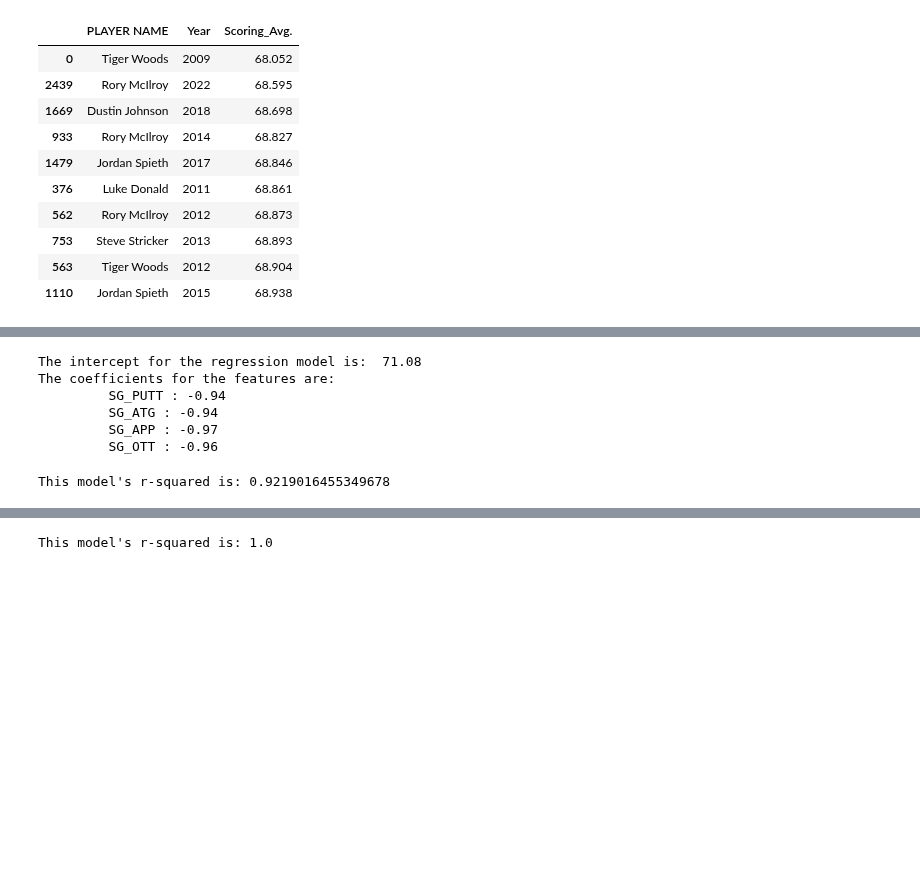
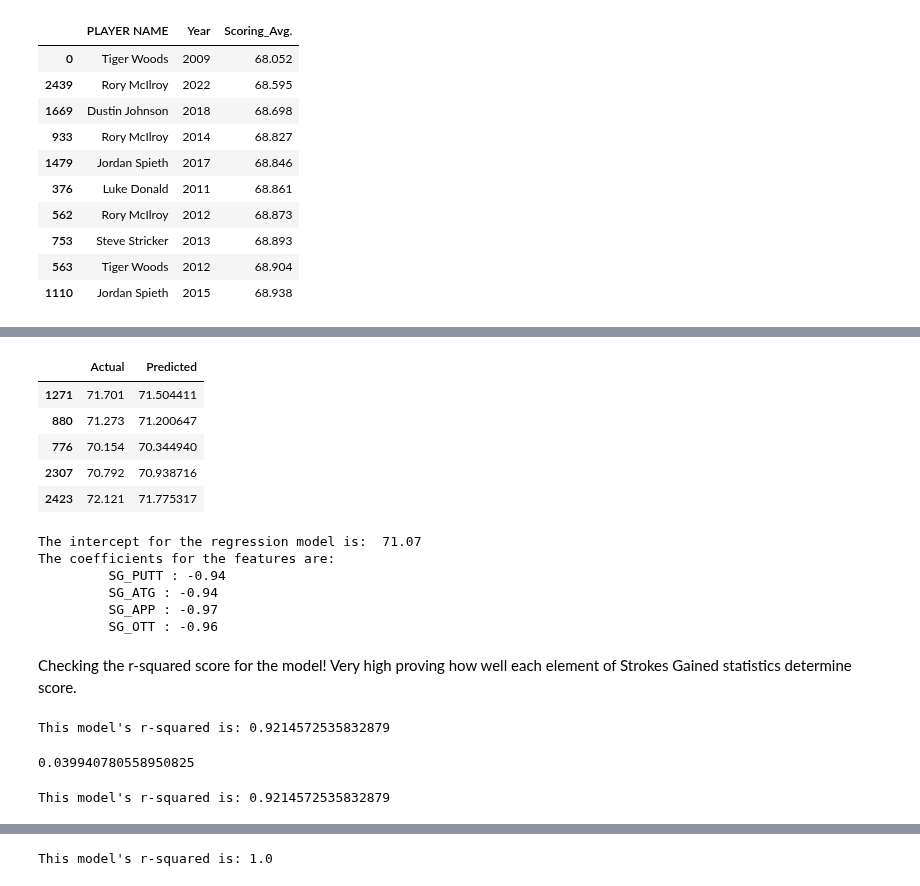
Before and after one commit to johndaniels2/PGA-TOUR-Project, a Jupyter notebook: Project Notebook.ipynb, the cells around one changed output, grey strips where cells are left out. Drawn from its saved outputs; the diff is of its cells as text; code cells hidden in the pictures; blank space fills up the shorter version.

```diff
--- a/Project Notebook.ipynb
+++ b/Project Notebook.ipynb
@@ -132,0 +174,6 @@ df.sort_values(by='Scoring_Avg.', ascending=True)[['PLAYER NAME', 'Year', 'Scori
+# %%
+# Train-test split!
+X_train, X_test, y_train, y_test = train_test_split(scoring_features,
+                                                    scoring_outcome,
+                                                    test_size=0.2,
+                                                    random_state=0)
@@ -133,30 +204,47 @@ df.sort_values(by='Scoring_Avg.', ascending=True)[['PLAYER NAME', 'Year', 'Scori
+# %%
+# Fitting the training data into a linear regression model
+scoring_regression = LinearRegression().fit(X_train, y_train)
+
+# Creating y_pred
+y_pred = scoring_regression.predict(X_test)
+
+# Comparing actual Scoring_Avg. to predicted Scoring_Avg.
+scoring_regression_test = pd.DataFrame({'Actual': y_test, 'Predicted': y_pred})
+scoring_regression_test.head()
+# %% [output]
+|  | Actual | Predicted |
+| 1271 | 71.701 | 71.504411 |
+| 880 | 71.273 | 71.200647 |
+| 776 | 70.154 | 70.344940 |
+| 2307 | 70.792 | 70.938716 |
+| 2423 | 72.121 | 71.775317 |
 # %%
-# features are the predictors or independent variables
-scoring_features = df[['SG_PUTT', 'SG_ATG', 'SG_APP', 'SG_OTT']]
-
-# the outcome is the result or the dependent variables
-scoring_outcome = df['Scoring_Avg.']
-
-# fit (build) the model using the features and the outcome
-scoringregression = LinearRegression().fit(scoring_features, scoring_outcome)
-
-# the intercept is where the linear model will cross the y-axis (the expected
-# value of y when x is zero)
-print('The intercept for the regression model is: ', scoringregression.intercept_.round(2))
+# The intercept is where the linear model will cross the y-axis (the expected value of y when x is zero)
+print('The intercept for the regression model is: ', scoring_regression.intercept_.round(2))
 
 print('The coefficients for the features are:')
-for x, y in zip(scoring_features.columns, scoringregression.coef_):
+for x, y in zip(X_train.columns, scoring_regression.coef_):
   print('\t', x, ':', y.round(2))
 # %% [output]
-The intercept for the regression model is:  71.08
+The intercept for the regression model is:  71.07
 The coefficients for the features are:
          SG_PUTT : -0.94
          SG_ATG : -0.94
          SG_APP : -0.97
          SG_OTT : -0.96
+# %% [markdown]
+Checking the r-squared score for the model! Very high proving how well each element of Strokes Gained statistics determine score.
+# %%
+# R-squared for the first model
+print("This model's r-squared is:", scoring_regression.score(X_train, y_train))
+# %% [output]
+This model's r-squared is: 0.9214572535832879
+# %%
+mean_squared_error(y_test,y_pred)
+# %% [output]
+0.039940780558950825
 # %%
-# R-squared is one measurment of the amount of variance in the outcome that is
-# accounted for by the model
-print("This model's r-squared is:", scoringregression.score(scoring_features, scoring_outcome))
+# R-squared is one measurment of the amount of variance in the outcome that is accounted for by the model
+print("This model's r-squared is:", scoring_regression.score(X_train, y_train))
 # %% [output]
-This model's r-squared is: 0.9219016455349678
+This model's r-squared is: 0.9214572535832879
```
Also changed, not shown: parts of 33 cells of this notebook, 1 other file.
